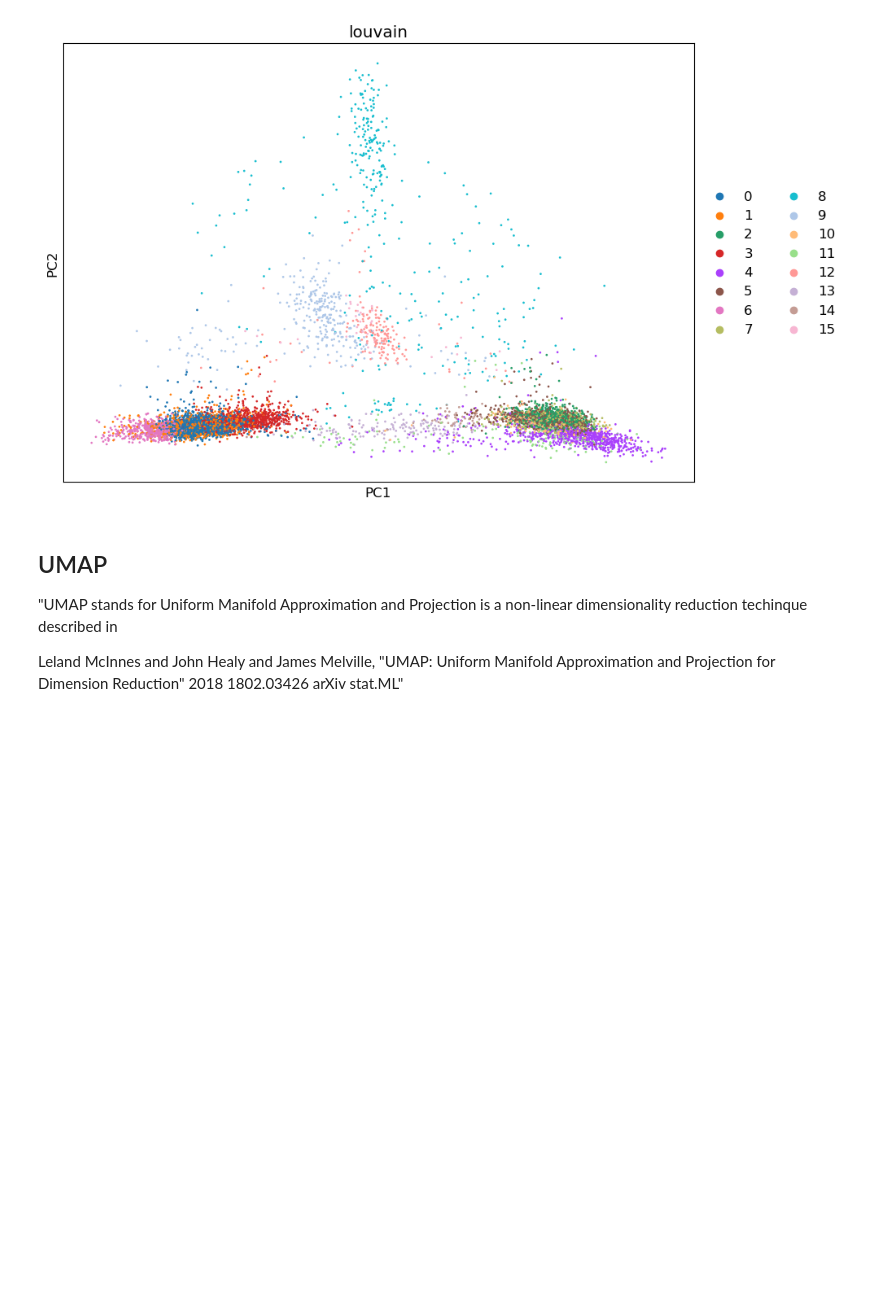
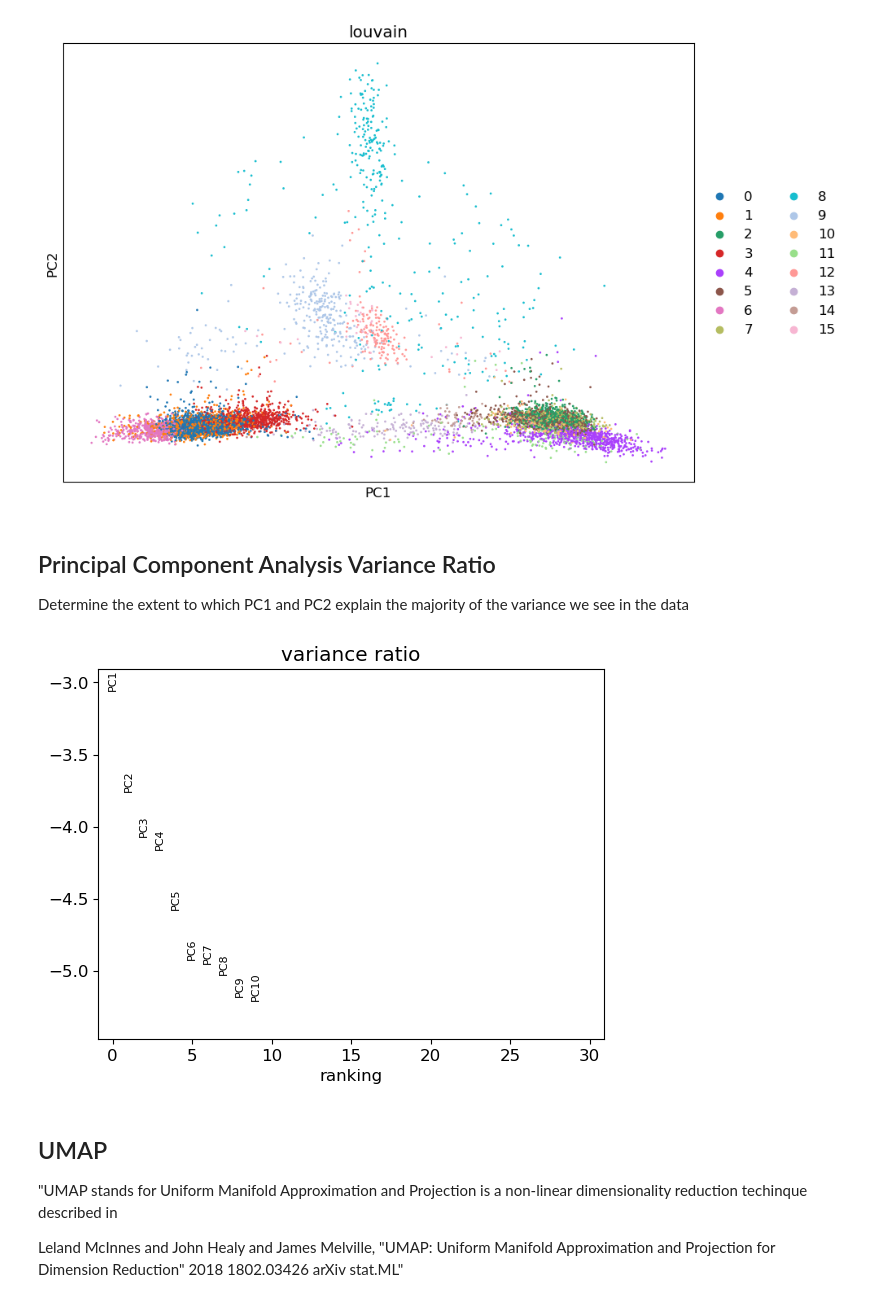
Before and after one commit to owenzel/neuro120-project, a Jupyter notebook: Stroke.ipynb, the cells around one changed output. Cells and saved outputs as stored; diff of their text form; code cells hidden in the pictures; blank space fills up the shorter version.

```diff
--- a/Stroke.ipynb
+++ b/Stroke.ipynb
@@ -247,6 +247,25 @@ fig, ax = plt.subplots(figsize=(10, 7))
 sc.pl.pca(adata_stroke1, color='louvain', ax=ax)
 # %% [output]
 [figure]
+# %% [markdown]
+## Principal Component Analysis Variance Ratio
+Determine the extent to which PC1 and PC2 explain the majority of the variance we see in the data
+# %%
+# identify highly variable genes
+# sc.pp.highly_variable_genes(adata_stroke1, min_mean=0.01, max_mean=8, min_disp=1, n_top_genes=2000, flavor="cell_ranger", n_bins=20)
+
+# add data structure to adata_stroke1
+# sc.pl.highly_variable_genes(adata_stroke1)
+
+# print(adata_stroke1)
+
+# sc.tl.pca(adata_stroke1, svd_solver='arpack', mask_var="highly_variable")
+
+# sc.pl.pca(adata_stroke1)
+
+sc.pl.pca_variance_ratio(adata_stroke1, log=True)
+# %% [output]
+[figure, added]
 # %% [markdown]
 ## UMAP
 "UMAP stands for Uniform Manifold Approximation and Projection is a non-linear dimensionality reduction techinque described in
```
Also changed, not shown: parts of 3 cells of this notebook.
